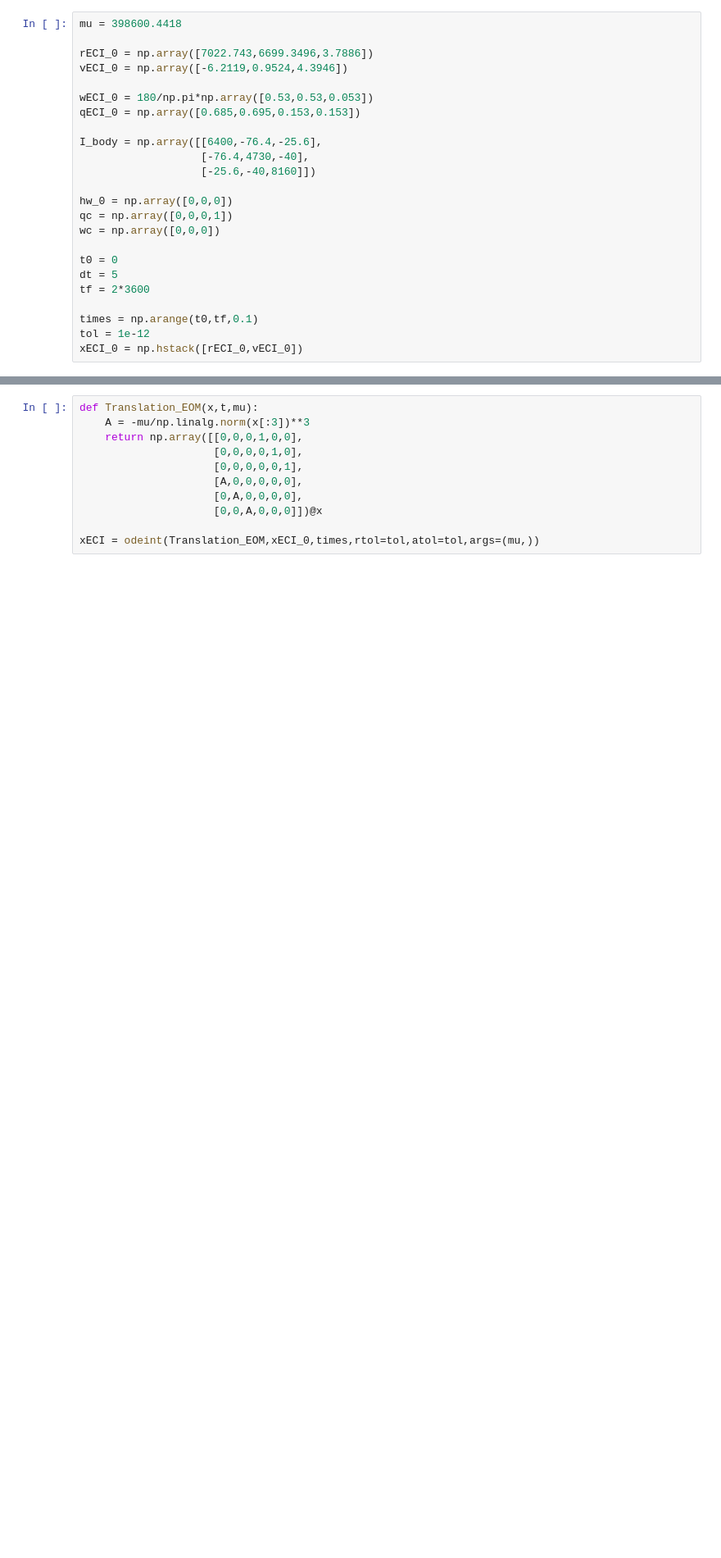
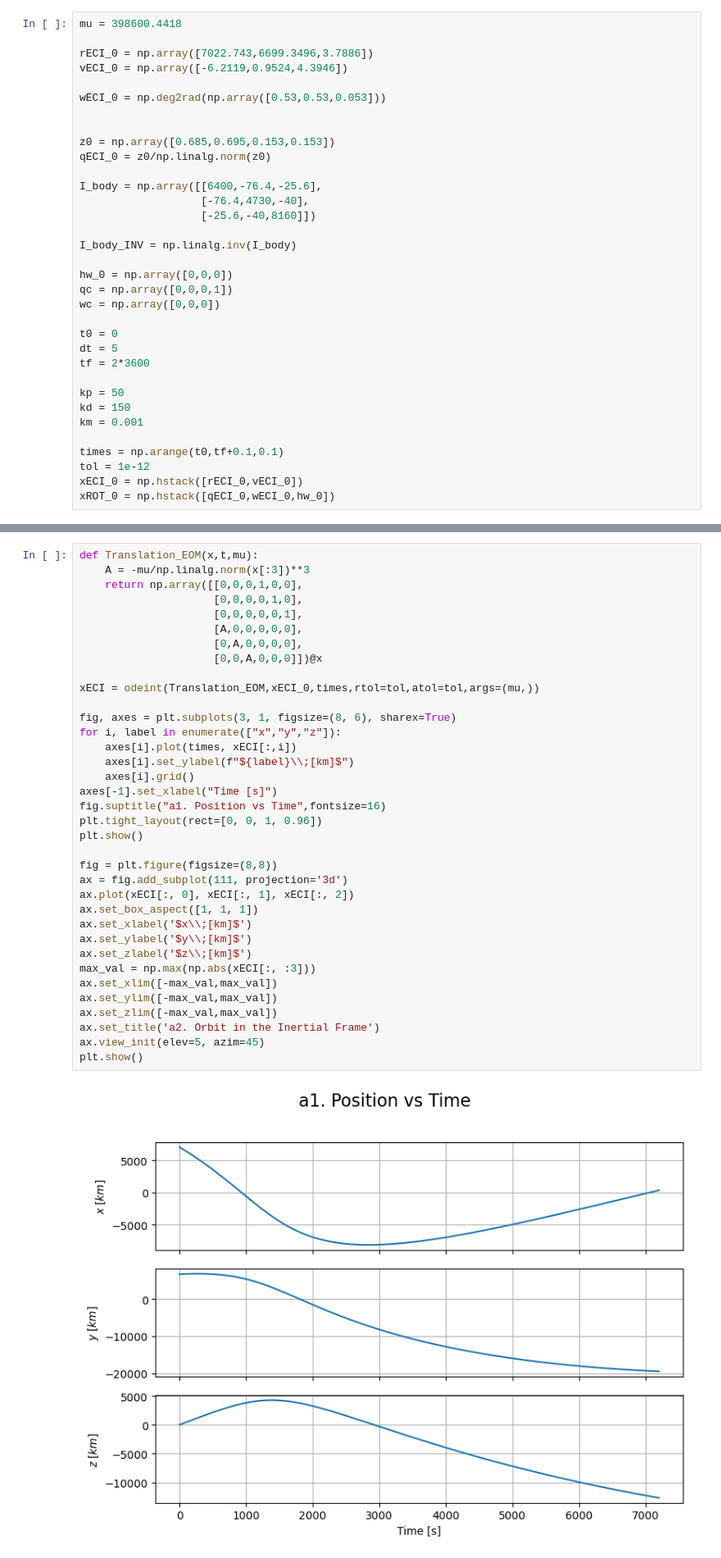
Before and after one commit to jjermstad24/Fall_2024_Classes, a Jupyter notebook: AERO_424/Exam_3.ipynb, the cells around one changed output, grey strips where cells are left out. Shown at 82% size. Drawn from its saved outputs; the diff is of its cells as text; blank space fills up the shorter version.

```diff
--- a/AERO_424/Exam_3.ipynb
+++ b/AERO_424/Exam_3.ipynb
@@ -75,12 +103,17 @@ mu = 398600.4418
 rECI_0 = np.array([7022.743,6699.3496,3.7886])
 vECI_0 = np.array([-6.2119,0.9524,4.3946])
 
-wECI_0 = 180/np.pi*np.array([0.53,0.53,0.053])
-qECI_0 = np.array([0.685,0.695,0.153,0.153])
+wECI_0 = np.deg2rad(np.array([0.53,0.53,0.053]))
+
+
+z0 = np.array([0.685,0.695,0.153,0.153])
+qECI_0 = z0/np.linalg.norm(z0)
 
 I_body = np.array([[6400,-76.4,-25.6],
                    [-76.4,4730,-40],
                    [-25.6,-40,8160]])
+
+I_body_INV = np.linalg.inv(I_body)
 
 hw_0 = np.array([0,0,0])
 qc = np.array([0,0,0,1])
@@ -90,6 +123,11 @@ t0 = 0
 dt = 5
 tf = 2*3600
 
-times = np.arange(t0,tf,0.1)
+kp = 50
+kd = 150
+km = 0.001
+
+times = np.arange(t0,tf+0.1,0.1)
 tol = 1e-12
 xECI_0 = np.hstack([rECI_0,vECI_0])
+xROT_0 = np.hstack([qECI_0,wECI_0,hw_0])
@@ -96,11 +158,38 @@ xECI_0 = np.hstack([rECI_0,vECI_0])
 # %%
 def Translation_EOM(x,t,mu):
     A = -mu/np.linalg.norm(x[:3])**3
     return np.array([[0,0,0,1,0,0],
                      [0,0,0,0,1,0],
                      [0,0,0,0,0,1],
                      [A,0,0,0,0,0],
                      [0,A,0,0,0,0],
                      [0,0,A,0,0,0]])@x
 
 xECI = odeint(Translation_EOM,xECI_0,times,rtol=tol,atol=tol,args=(mu,))
+
+fig, axes = plt.subplots(3, 1, figsize=(8, 6), sharex=True)
+for i, label in enumerate(["x","y","z"]):
+    axes[i].plot(times, xECI[:,i])
+    axes[i].set_ylabel(f"${label}\\;[km]$")
+    axes[i].grid()
+axes[-1].set_xlabel("Time [s]")
+fig.suptitle("a1. Position vs Time",fontsize=16)
+plt.tight_layout(rect=[0, 0, 1, 0.96])
+plt.show()
+
+fig = plt.figure(figsize=(8,8))
+ax = fig.add_subplot(111, projection='3d')
+ax.plot(xECI[:, 0], xECI[:, 1], xECI[:, 2])
+ax.set_box_aspect([1, 1, 1])
+ax.set_xlabel('$x\\;[km]$')
+ax.set_ylabel('$y\\;[km]$')
+ax.set_zlabel('$z\\;[km]$')
+max_val = np.max(np.abs(xECI[:, :3]))
+ax.set_xlim([-max_val,max_val])
+ax.set_ylim([-max_val,max_val])
+ax.set_zlim([-max_val,max_val])
+ax.set_title('a2. Orbit in the Inertial Frame')
+ax.view_init(elev=5, azim=45)
+plt.show()
+# %% [output]
+[figure, added]
```
Also changed, not shown: parts of 23 cells of this notebook, 1 other file.
